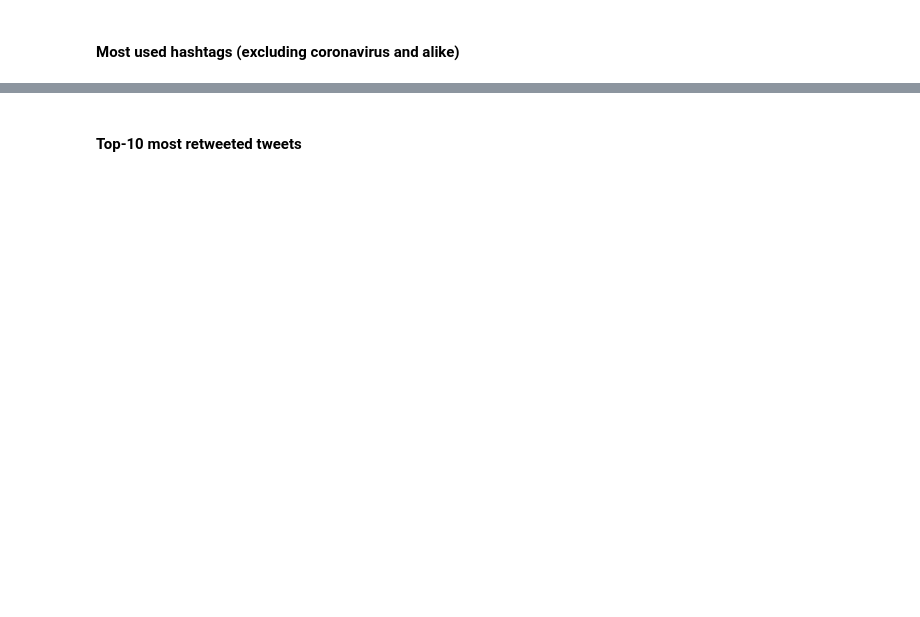
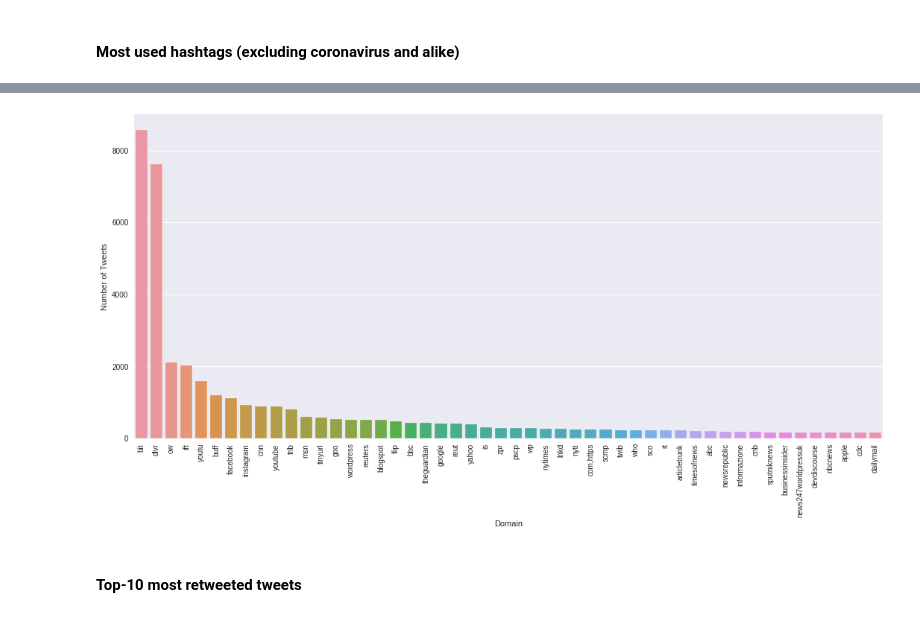
Before and after one commit to social-link-analytics-group-bsc/tw_coronavirus, a Jupyter notebook: corona_virus.ipynb, the cells around one changed output, grey strips where cells are left out. Cells and saved outputs as stored; diff of their text form; code cells hidden in the pictures; blank space fills up the shorter version.

```diff
--- a/corona_virus.ipynb
+++ b/corona_virus.ipynb
@@ -348,0 +428,7 @@ plt.show()
+# %%
+links_df = pd.DataFrame.from_dict({'link': list(links.keys()),
+                                   'link_count': list(links.values())})
+# %%
+links_df = links_df.sort_values('link_count', ascending=False)
+# %%
+links_df = links_df[links_df['link'].str.find('twitter.com')==-1]
@@ -349,3 +450,16 @@ plt.show()
+# %%
+# compute domain of links
+links_df['domain'] = links_df.apply(lambda row: tldextract.extract(row['link']).domain, axis=1)
+# %%
+plt.figure(figsize=(18,8))
+l_domains = list(links_df.groupby('domain').count().sort_values('link', ascending=False).head(50).index)
+l_domains_count = list(links_df.groupby('domain').count().sort_values('link', ascending=False).head(50)['link'])
+fig = sns.barplot(x=l_domains, y=l_domains_count)
+fig.set(xlabel='Domain', ylabel='Number of Tweets')
+fig.set_xticklabels(labels=l_domains, rotation=90)
+plt.show()
+# %% [output]
+[figure, added]
 # %% [markdown]
 #### Top-10 most retweeted tweets
 # %%
```
Also changed, not shown: parts of 21 cells of this notebook.
